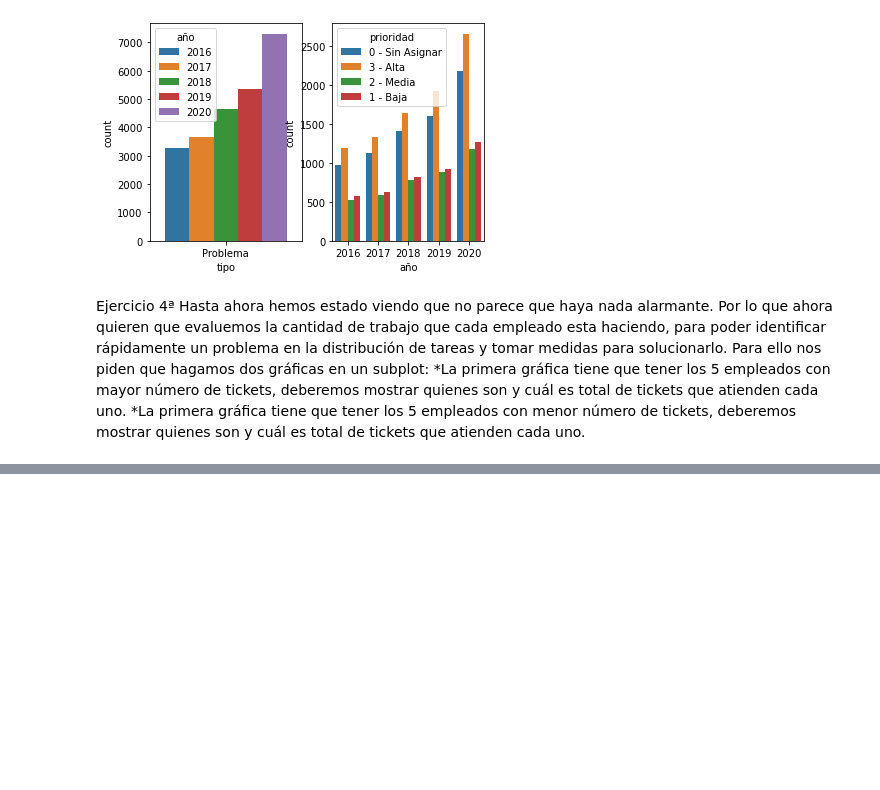
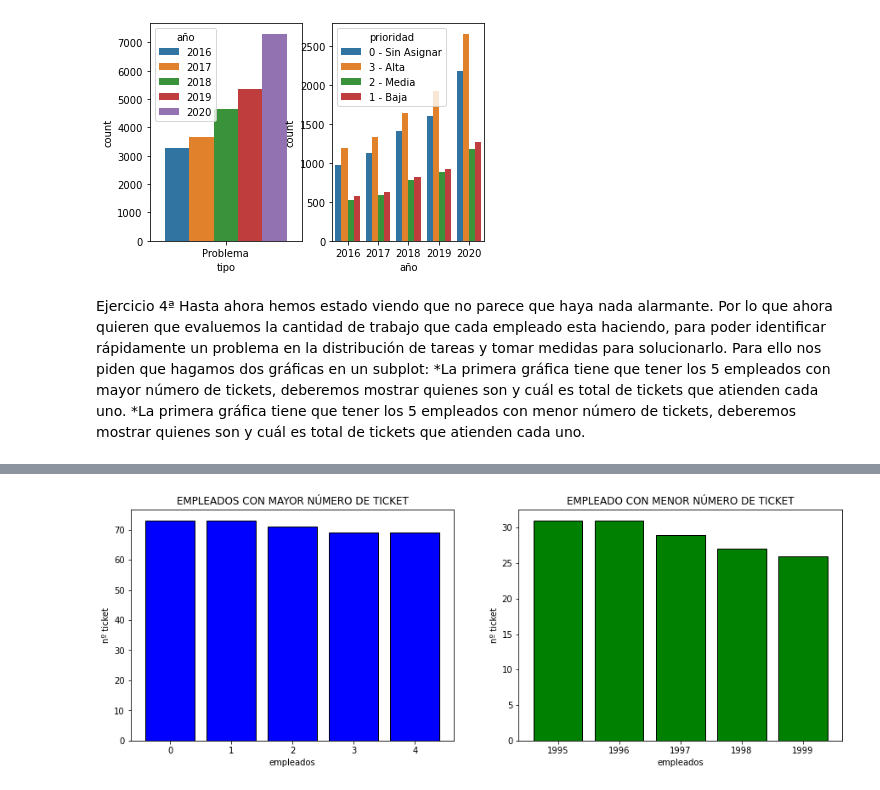
Before and after one commit to PalomaDA/DA-promod-modulo2-sprint1-Jacqueline-Paloma, a Jupyter notebook: Visualizacion/visualización-3.ipynb, the cells around one changed output, grey strips where cells are left out. Drawn from its saved outputs; the diff is of its cells as text; code cells hidden in the pictures; blank space fills up the shorter version.

```diff
--- a/Visualizacion/visualización-3.ipynb
+++ b/Visualizacion/visualización-3.ipynb
@@ -81,0 +73,4 @@ df.head(5)
+# %%
+m_empleados=df.groupby("id_empleado")["id_ticket"].count()
+m_empleados= m_empleados.sort_values(ascending=False).reset_index()
+m_empleados
@@ -81,0 +91,3 @@ df.head(5)
+# %%
+m_empleados2=m_empleados.head(5).reset_index()
+m_empleados2
@@ -81,0 +101,3 @@ df.head(5)
+# %%
+menor_empleado=m_empleados.tail(5).reset_index()
+menor_empleado
@@ -81,0 +111,14 @@ df.head(5)
+# %%
+fig, ax = plt.subplots(1,2, figsize = (15,5))
+ax[0].bar(m_empleados2["index"],m_empleados2["id_ticket"], color ="blue", edgecolor = "black")
+ax[1].bar(menor_empleado["index"],menor_empleado["id_ticket"], color = "green", edgecolor = "black")
+
+ax[0].set_title("EMPLEADOS CON MAYOR NÚMERO DE TICKET")
+ax[1]. set_title("EMPLEADO CON MENOR NÚMERO DE TICKET")
+ax[0].set_xlabel("empleados")
+ax[1].set_ylabel("nº ticket")
+ax[0].set_ylabel("nº ticket")
+ax[1].set_xlabel("empleados")
+plt.show()
+# %% [output]
+[figure, added]
```
Also changed, not shown: parts of 6 cells of this notebook.
